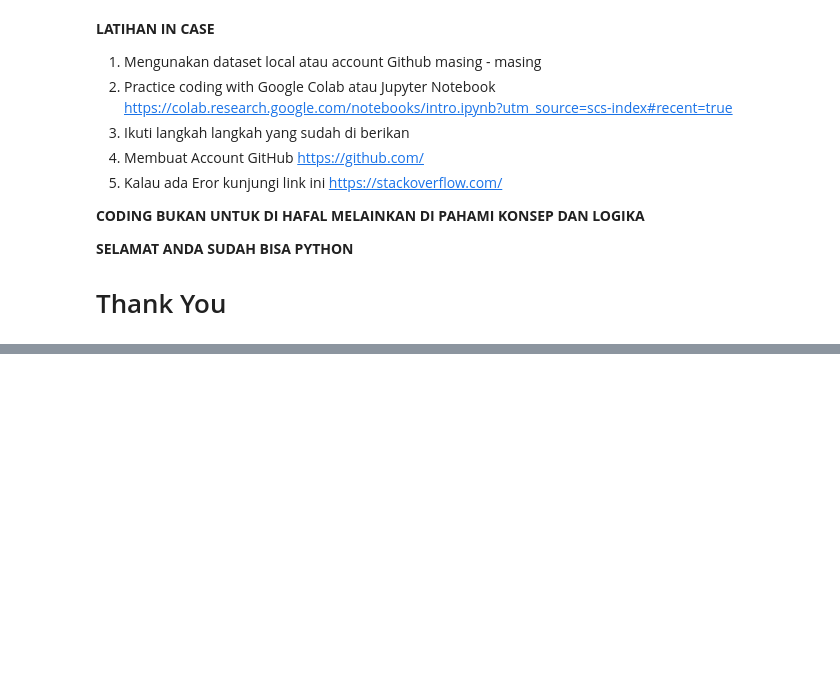
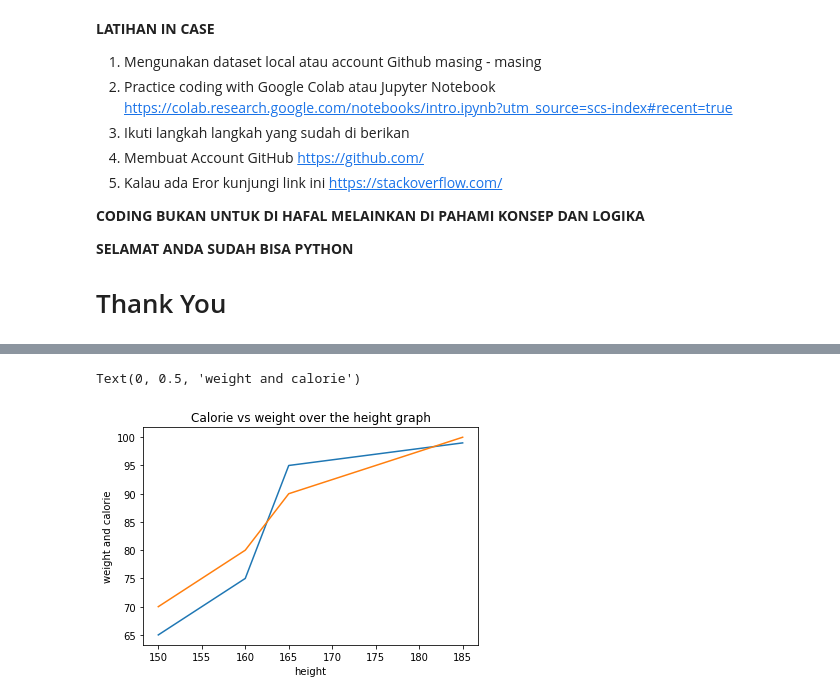
Before and after one commit to FarahTatania/Study_Independent, a Jupyter notebook: Python_Machine_Learning_For_K_Means.ipynb, the cells around one changed output, grey strips where cells are left out. Saved outputs shown, nothing was run; the diff lists cells and outputs as text; code cells hidden in the pictures; blank space fills up the shorter version.

```diff
--- a/Python_Machine_Learning_For_K_Means.ipynb
+++ b/Python_Machine_Learning_For_K_Means.ipynb
@@ -268,0 +307,13 @@ plt.show()
+# %%
+calories_burnt = [65,75,95,99]
+plt.plot(height, calories_burnt)
+plt.plot(height, weight)
+
+plt.title('Calorie vs weight over the height graph')
+
+plt.xlabel("height")
+
+plt.ylabel("weight and calorie")
+# %% [output]
+Text(0, 0.5, 'weight and calorie')
+[figure, added]
```
Also changed, not shown: parts of 22 cells of this notebook.
